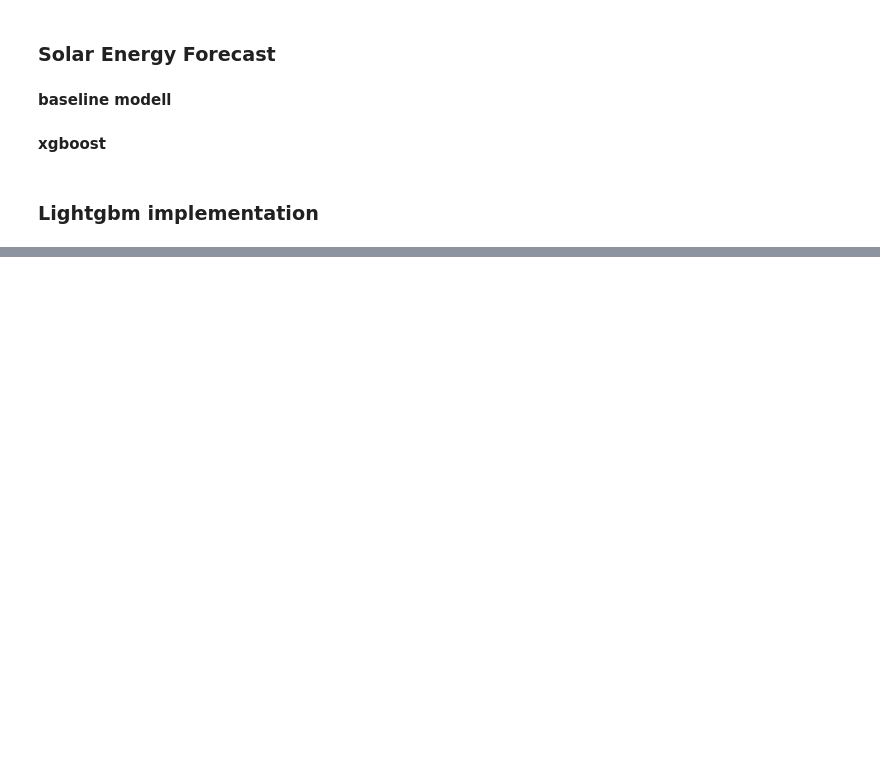
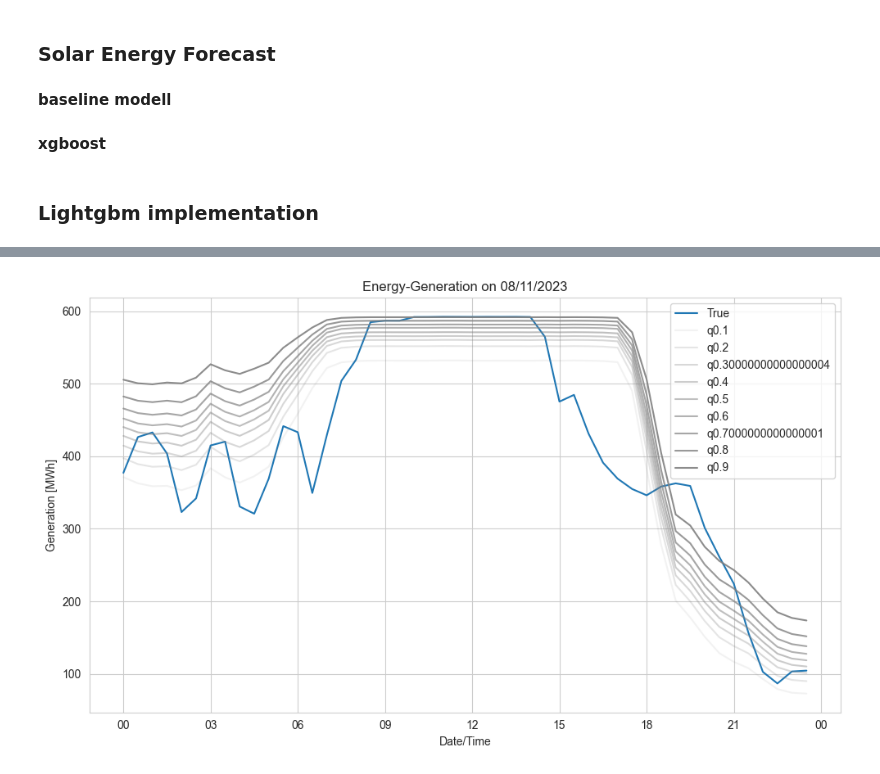
Before and after one commit to av1c3nna/awp2, a Jupyter notebook: model_training - Kopie.ipynb, the cells around one changed output, grey strips where cells are left out. Cells and saved outputs as stored; diff of their text form; code cells hidden in the pictures; blank space fills up the shorter version.

Commit message:
tried out a CNN LSTM model, cleared redundant cells

```diff
--- a/model_training - Kopie.ipynb
+++ b/model_training - Kopie.ipynb
@@ -455,14 +439,12 @@ class q_model2(neural_networks.q_model):
         # self.cnn2 = nn.Conv1d(16, 32, 8)
         # self.cnn2 = nn.Conv1d(32, 64, 8)
         #self.bn1 = nn.BatchNorm1d(self.len_features)
-        self.lstm1 = nn.LSTM(self.len_features, 30, dropout=0.3, batch_first=True)
-        self.linear1 = nn.Linear(30, 20)
+        self.lstm1 = nn.LSTM(self.len_features, 20, dropout=0.3,  num_layers = 2, batch_first=True)
         # self.linear2 = nn.Linear(150, 80)
         # self.dropout2 = nn.Dropout(0.3)
         # self.linear3 = nn.Linear(80, 40)
         # self.dropout3 = nn.Dropout(0.3)
         # self.linear4 = nn.Linear(50, 20)
-        self.dropout1 = nn.Dropout(0.3)
         self.activation = nn.ReLU()
 
 
@@ -479,14 +461,13 @@ class q_model2(neural_networks.q_model):
         # out = self.cnn1(x)
         #out = self.bn1(x)
         #out = self.bn1 = nn.BatchNorm1d(self.len_features)
-        out, _ = self.lstm1(out)
-        out = self.activation(out)
+        out, _ = self.lstm1(x)
         # # out, _ = self.lstm2(out)
         # # out, _ = self.lstm3(out)
 
-        out = self.linear1(out)
-        out = self.dropout1(out)
-        out = self.activation(out)
+        # out = self.linear1(out)
+        # out = self.dropout1(out)
+        # out = self.activation(out)
         # out = self.linear2(out)
         # out = self.activation(out)
         # out = self.dropout2(out)
@@ -504,7 +485,8 @@ class q_model2(neural_networks.q_model):
         return torch.cat(quantile_outputs, dim=-1)
 
     def init_weights(self):
-        for m in [self.linear1,
+        for m in [
+            #self.linear1,
                 #   self.linear2,
                 #   self.linear3,
                   #self.linear4
@@ -520,5 +502,5 @@ class q_model2(neural_networks.q_model):
 q2 = q_model2
 quantiles = np.arange(0.1, 1.0, 0.1)
 
-nn_wind = neural_networks.Trainer(feature_engineerer_wind,  q_model2,quantiles, lr = 0.01, batch_size = 48)
+nn_wind = neural_networks.Trainer(feature_engineerer_wind,  q_model2,quantiles, lr = 0.01, batch_size = 32)
 nn_wind.train_and_test()
@@ -525,2 +525,4 @@ nn_wind.train_and_test()
 # %%
-nn_wind.plot_quantils(feature_engineerer_wind.y_test.index, nn_wind.q_prediction_nn, quantiles, month = 6, year = 2023, day = 22)
+nn_wind.plot_quantils(feature_engineerer_wind.y_test.index, nn_wind.q_prediction_nn, quantiles, year = 2023, month = 11, day = 8)
+# %% [output]
+[figure, added]
```
Also changed, not shown: parts of 22 cells of this notebook, 20 other files.
